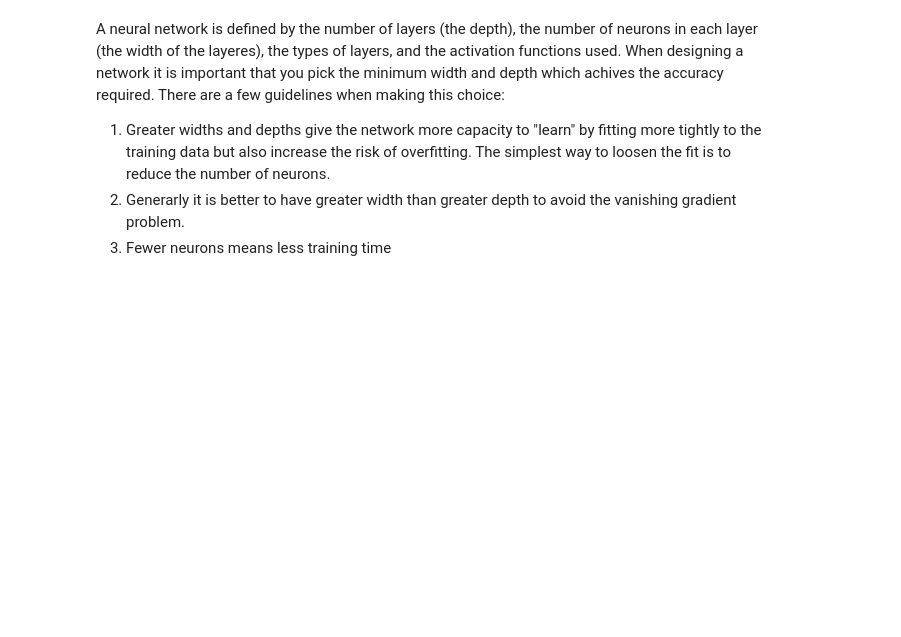
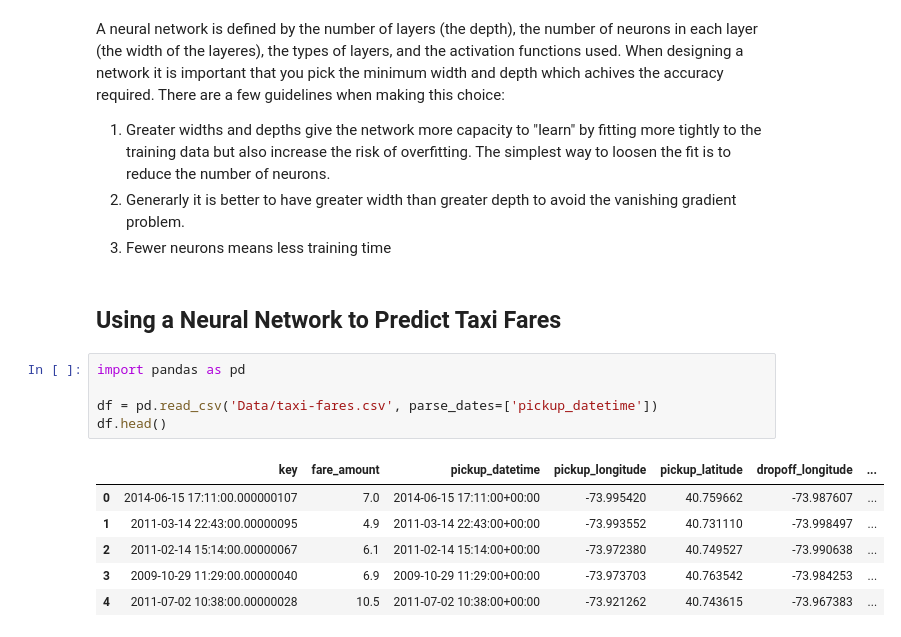
Before and after one commit to bolicnikola/Applied-Machine-Learning-And-AI, a Jupyter notebook: Neural_Networks.ipynb, the cells around one changed output. Saved outputs shown, nothing was run; the diff lists cells and outputs as text; blank space fills up the shorter version.

```diff
--- a/Neural_Networks.ipynb
+++ b/Neural_Networks.ipynb
@@ -30,3 +30,17 @@ A neural network is defined by the number of layers (the depth), the number of n
 1. Greater widths and depths give the network more capacity to "learn" by fitting more tightly to the training data but also increase the risk of overfitting. The simplest way to loosen the fit is to reduce the number of neurons.
 2. Generarly it is better to have greater width than greater depth to avoid the vanishing gradient problem.
 3. Fewer neurons means less training time
+# %% [markdown]
+## Using a Neural Network to Predict Taxi Fares
+# %%
+import pandas as pd
+
+df = pd.read_csv('Data/taxi-fares.csv', parse_dates=['pickup_datetime'])
+df.head()
+# %% [output]
+|  | key | fare_amount | pickup_datetime | pickup_longitude | pickup_latitude | dropoff_longitude | ... |
+| 0 | 2014-06-15 17:11:00.000000107 | 7.0 | 2014-06-15 17:11:00+00:00 | -73.995420 | 40.759662 | -73.987607 | ... |
+| 1 | 2011-03-14 22:43:00.00000095 | 4.9 | 2011-03-14 22:43:00+00:00 | -73.993552 | 40.731110 | -73.998497 | ... |
+| 2 | 2011-02-14 15:14:00.00000067 | 6.1 | 2011-02-14 15:14:00+00:00 | -73.972380 | 40.749527 | -73.990638 | ... |
+| 3 | 2009-10-29 11:29:00.00000040 | 6.9 | 2009-10-29 11:29:00+00:00 | -73.973703 | 40.763542 | -73.984253 | ... |
+| 4 | 2011-07-02 10:38:00.00000028 | 10.5 | 2011-07-02 10:38:00+00:00 | -73.921262 | 40.743615 | -73.967383 | ... |
```
Also changed, not shown: parts of 5 cells of this notebook.
